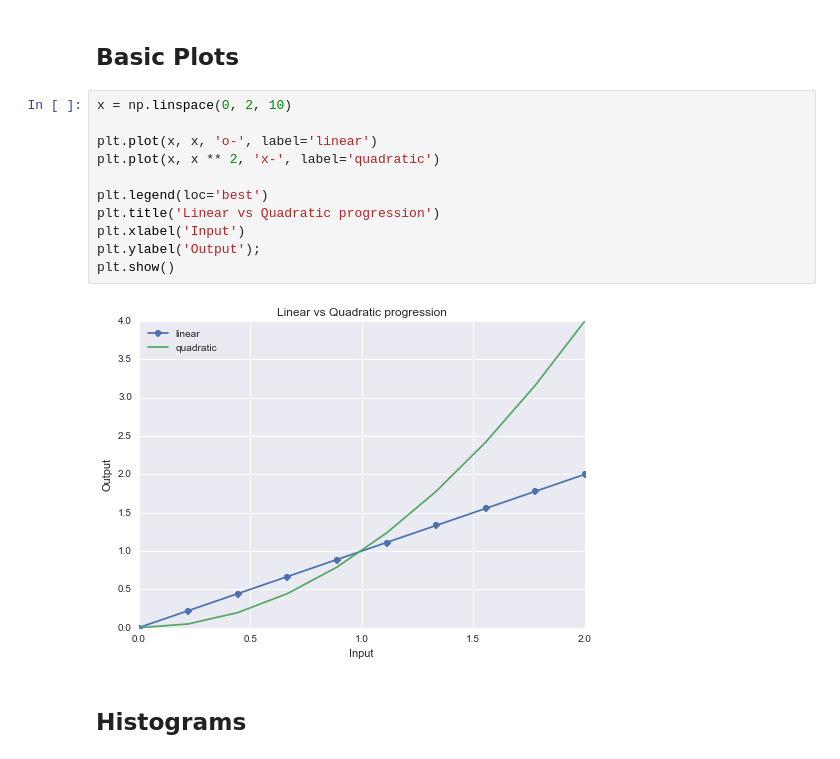
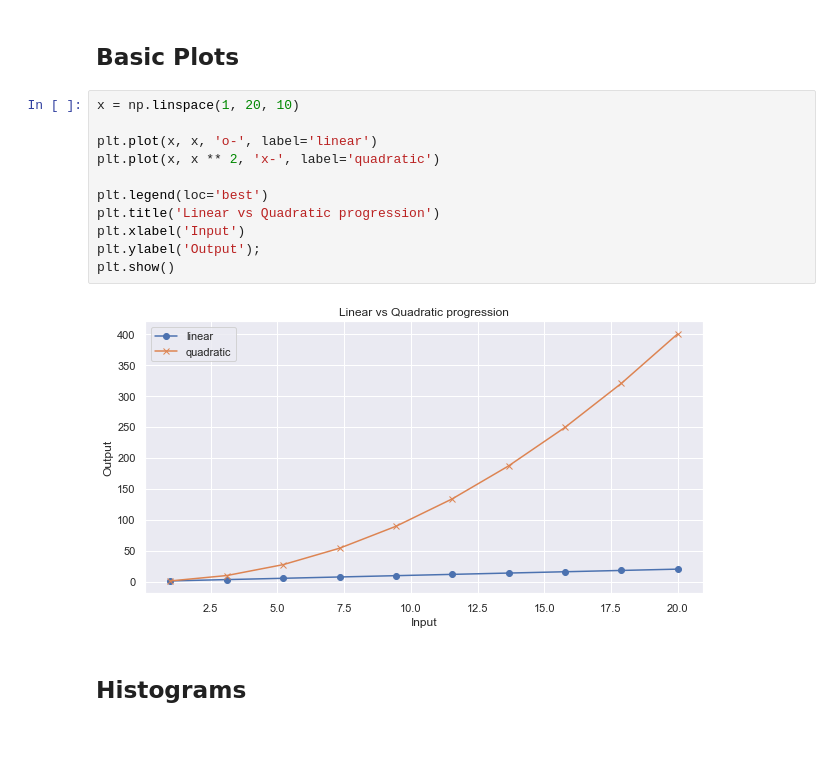
Before and after one commit to RenarsF/hw4, a Jupyter notebook: matplotlib/matplotlib.ipynb, the cells around one changed output. Cells and saved outputs as stored; diff of their text form.

```diff
--- a/matplotlib/matplotlib.ipynb
+++ b/matplotlib/matplotlib.ipynb
@@ -25,18 +25,18 @@ seaborn.set()
 # %% [markdown]
 ## Basic Plots
 # %%
-x = np.linspace(0, 2, 10)
+x = np.linspace(1, 20, 10)
 
 plt.plot(x, x, 'o-', label='linear')
 plt.plot(x, x ** 2, 'x-', label='quadratic')
 
 plt.legend(loc='best')
 plt.title('Linear vs Quadratic progression')
 plt.xlabel('Input')
 plt.ylabel('Output');
 plt.show()
 # %% [output]
-[figure, old version]
+[figure, new version]
 # %% [markdown]
 ## Histograms
 # %%
```
Also changed, not shown: parts of 3 cells of this notebook.
